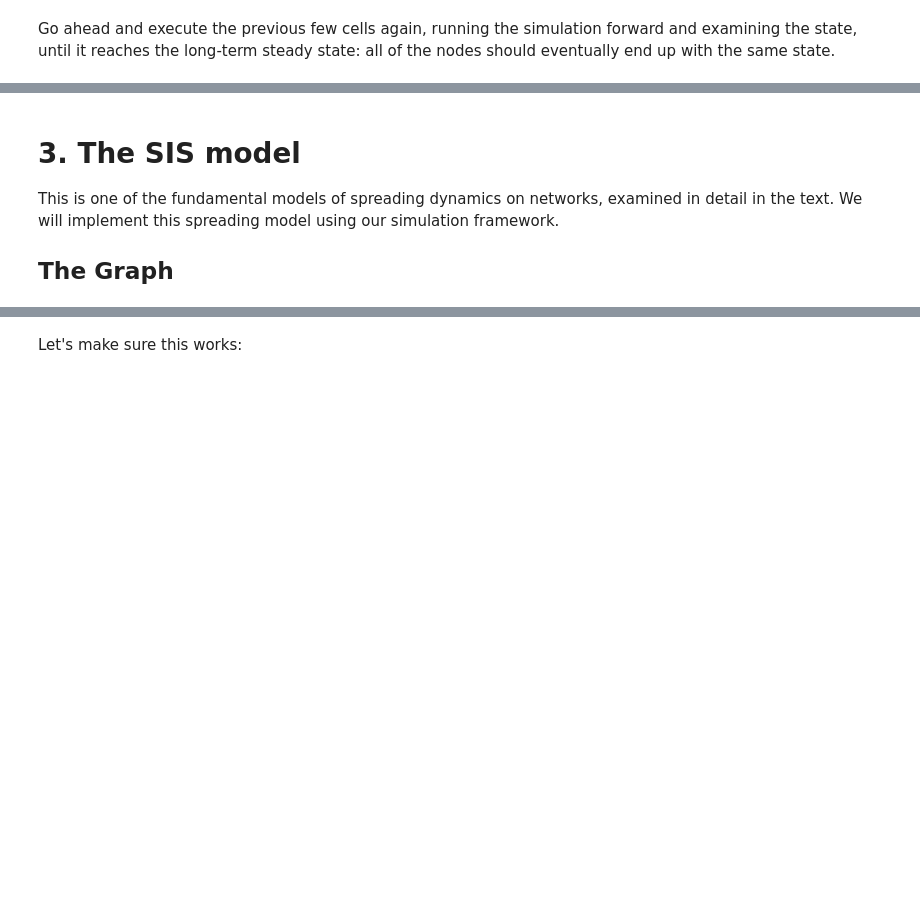
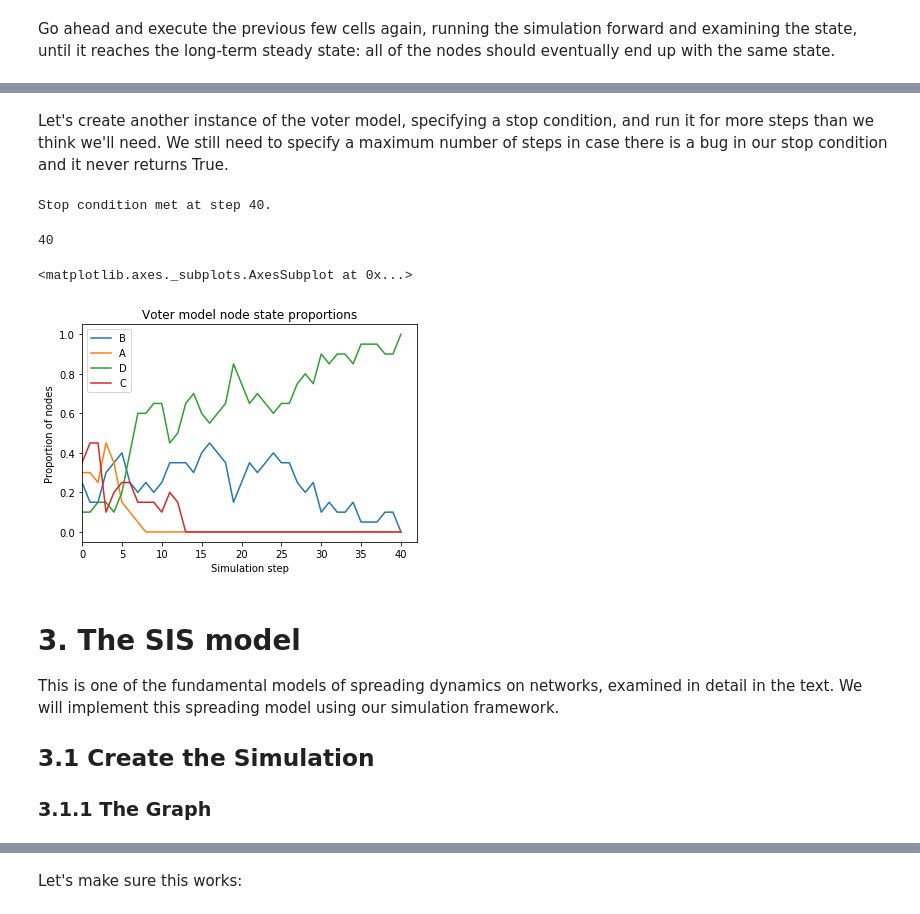
Before and after one commit to CambridgeUniversityPress/FirstCourseNetworkScience, a Jupyter notebook: tutorials/Chapter 7 Tutorial.ipynb, the cells around one changed output, grey strips where cells are left out. Saved outputs shown, nothing was run; the diff lists cells and outputs as text; code cells hidden in the pictures; blank space fills up the shorter version.

```diff
--- a/tutorials/Chapter 7 Tutorial.ipynb
+++ b/tutorials/Chapter 7 Tutorial.ipynb
@@ -393,9 +455,32 @@ Go ahead and execute the previous few cells again, running the simulation forwar
+# %%
+def stop_condition(G, current_state):
+    unique_state_values = set(current_state.values())
+    is_stopped = len(unique_state_values) <= 1
+    return is_stopped
+# %% [markdown]
+Let's create another instance of the voter model, specifying a stop condition, and run it for more steps than we think we'll need. We still need to specify a maximum number of steps in case there is a bug in our stop condition and it never returns True.
+# %%
+sim = Simulation(G, initial_state, state_transition, stop_condition, name='Voter model')
+sim.run(50)
+# %% [output]
+Stop condition met at step 40.
+# %%
+sim.steps
+# %% [output]
+40
+# %%
+sim.plot()
+# %% [output]
+<matplotlib.axes._subplots.AxesSubplot at 0x...>
+[figure, added]
 # %% [markdown]
 # 3. The SIS model
 
 This is one of the fundamental models of spreading dynamics on networks, examined in detail in the text. We will implement this spreading model using our simulation framework.
 
-## The Graph
+## 3.1 Create the Simulation
+
+### 3.1.1 The Graph
 # %%
 %matplotlib inline
 import networkx as nx
```
Also changed, not shown: parts of 42 cells of this notebook, 1 other file.
